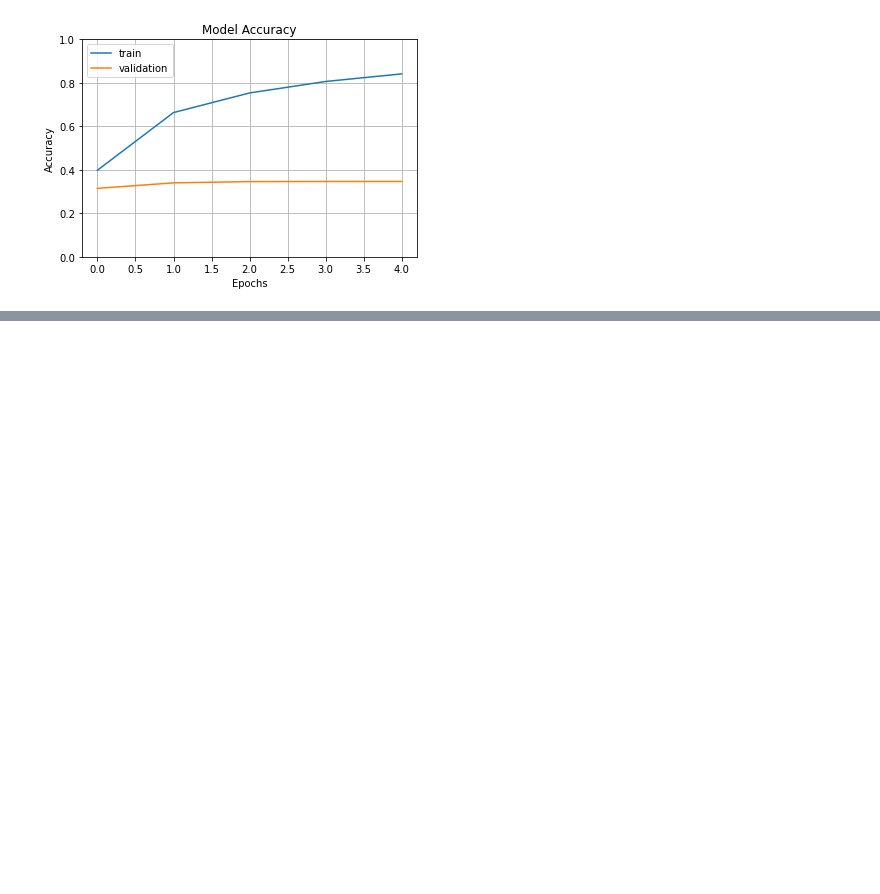
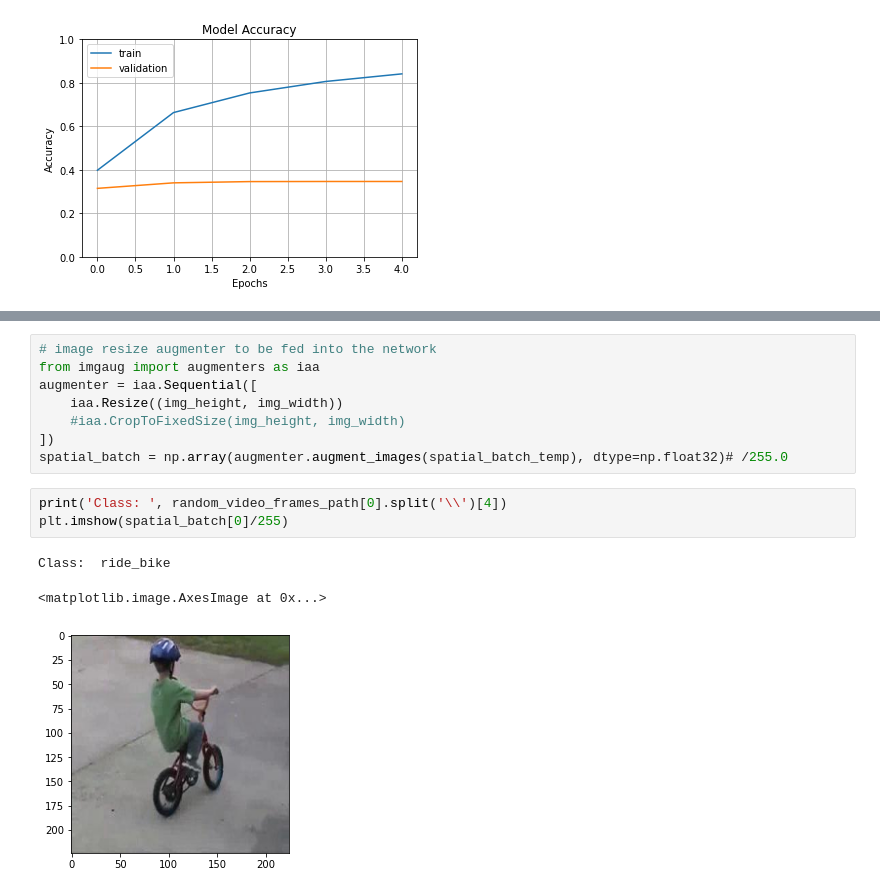
Before and after one commit to giocoal/hmdb51-two-stream-action-recognition, a Jupyter notebook: spatial_stream_cnn_finetuned.ipynb, the cells around one changed output, grey strips where cells are left out. Cells and saved outputs as stored; diff of their text form; blank space fills up the shorter version.

```diff
--- a/spatial_stream_cnn_finetuned.ipynb
+++ b/spatial_stream_cnn_finetuned.ipynb
@@ -356,0 +473,15 @@ plt.show()
+# %%
+# image resize augmenter to be fed into the network
+from imgaug import augmenters as iaa
+augmenter = iaa.Sequential([
+    iaa.Resize((img_height, img_width))
+    #iaa.CropToFixedSize(img_height, img_width)
+])
+spatial_batch = np.array(augmenter.augment_images(spatial_batch_temp), dtype=np.float32)# /255.0
+# %%
+print('Class: ', random_video_frames_path[0].split('\\')[4])
+plt.imshow(spatial_batch[0]/255)
+# %% [output]
+Class:  ride_bike
+<matplotlib.image.AxesImage at 0x...>
+[figure, added]
```
Also changed, not shown: parts of 29 cells of this notebook, 1 other file.
